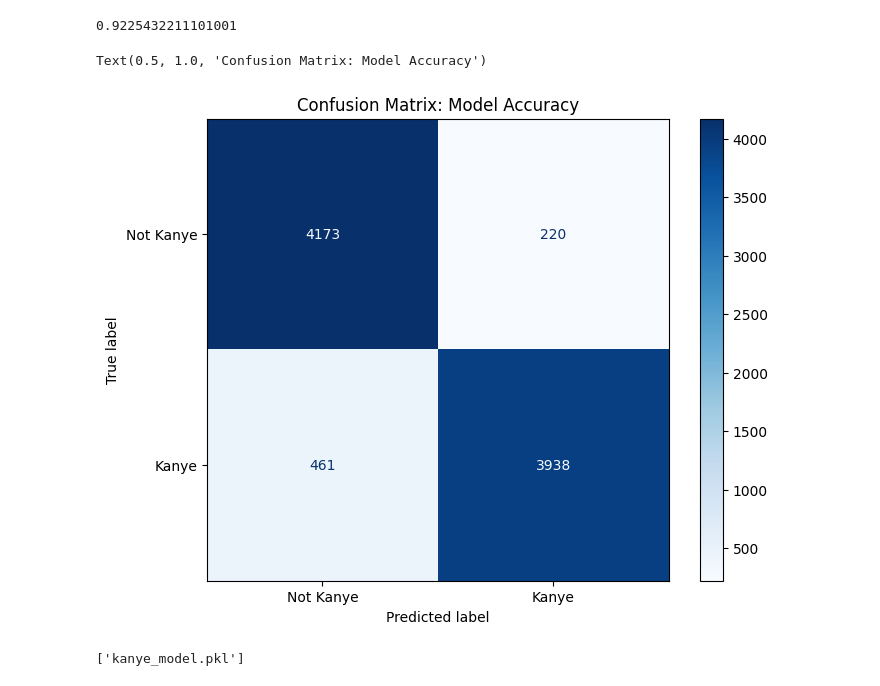
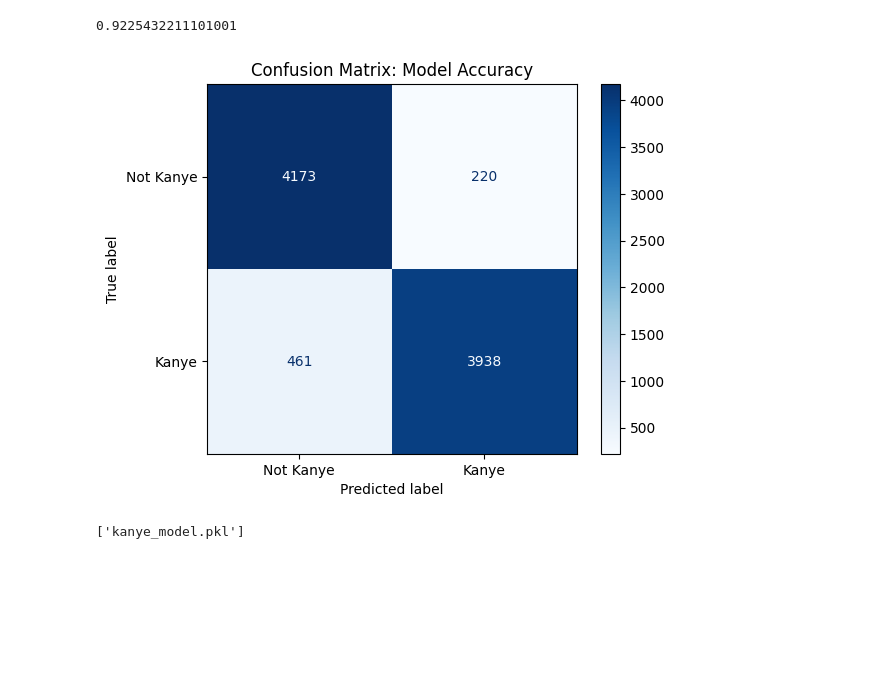
Before and after one commit to Taggu1/is_this_ye, a Jupyter notebook: notebook.ipynb, the cells around one changed output. Cells and saved outputs as stored; diff of their text form; code cells hidden in the pictures; blank space fills up the shorter version.

```diff
--- a/notebook.ipynb
+++ b/notebook.ipynb
@@ -189,14 +180,16 @@ model.score(X_test,y_test)
 y_preds = model.predict(X_test)
 # %%
 from sklearn.metrics import confusion_matrix, ConfusionMatrixDisplay, recall_score
+import json
 cm = confusion_matrix(y_test, y_preds)
-fig, ax = plt.subplots(figsize=(8, 6))
 disp = ConfusionMatrixDisplay(confusion_matrix=cm, display_labels=['Not Kanye', 'Kanye'])
-disp.plot(cmap='Blues', ax=ax)
+disp.plot(cmap='Blues')
 plt.title('Confusion Matrix: Model Accuracy')
+matrix_numbers = cm.tolist()
+with open('matrix_data.json', 'w') as f:
+    json.dump(matrix_numbers, f)
 # %% [output]
-Text(0.5, 1.0, 'Confusion Matrix: Model Accuracy')
-[figure, old version]
+[figure, new version]
 # %%
 import joblib
 joblib.dump(model, 'kanye_model.pkl')
```
Also changed, not shown: parts of 3 cells of this notebook, 1 other file.
